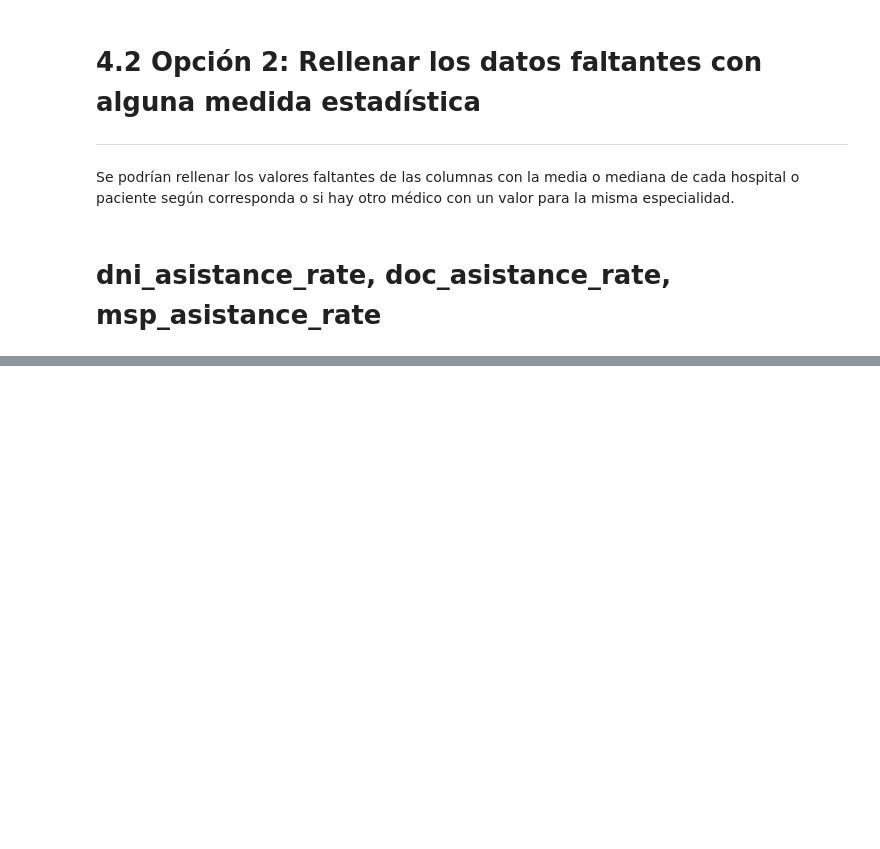
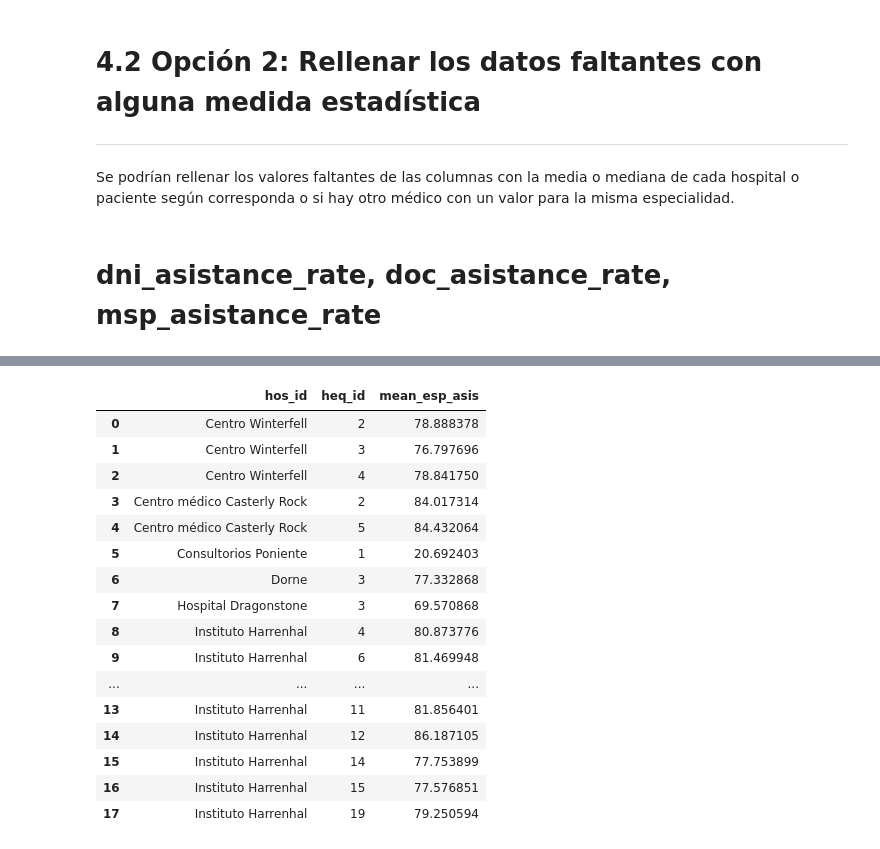
Before and after one commit to manufabregas/Dataset-Asistencia-a-turnos-m-dicos, a Jupyter notebook: TP 2/Práctico_2_Análisis_y_curación_de_datos.ipynb, the cells around one changed output, grey strips where cells are left out. Cells and saved outputs as stored; diff of their text form; code cells hidden in the pictures; blank space fills up the shorter version.

```diff
--- a/TP 2/Práctico_2_Análisis_y_curación_de_datos.ipynb
+++ b/TP 2/Práctico_2_Análisis_y_curación_de_datos.ipynb
@@ -438,0 +526,24 @@ Se podrían rellenar los valores faltantes de las columnas con la media o median
+# %%
+mean_esp=df_median.copy()[['hos_id',"heq_id",'msp_asistance_rate']] #msp_name
+mean_esp=mean_esp[~mean_esp['msp_asistance_rate'].isnull()]
+mean_esp=mean_esp.groupby(['hos_id','heq_id'],as_index=False)['msp_asistance_rate'].mean()
+mean_esp=mean_esp.rename(columns={'msp_asistance_rate':'mean_esp_asis'})
+mean_esp
+# %% [output]
+|  | hos_id | heq_id | mean_esp_asis |
+| 0 | Centro Winterfell | 2 | 78.888378 |
+| 1 | Centro Winterfell | 3 | 76.797696 |
+| 2 | Centro Winterfell | 4 | 78.841750 |
+| 3 | Centro médico Casterly Rock | 2 | 84.017314 |
+| 4 | Centro médico Casterly Rock | 5 | 84.432064 |
+| 5 | Consultorios Poniente | 1 | 20.692403 |
+| 6 | Dorne | 3 | 77.332868 |
+| 7 | Hospital Dragonstone | 3 | 69.570868 |
+| 8 | Instituto Harrenhal | 4 | 80.873776 |
+| 9 | Instituto Harrenhal | 6 | 81.469948 |
+| ... | ... | ... | ... |
+| 13 | Instituto Harrenhal | 11 | 81.856401 |
+| 14 | Instituto Harrenhal | 12 | 86.187105 |
+| 15 | Instituto Harrenhal | 14 | 77.753899 |
+| 16 | Instituto Harrenhal | 15 | 77.576851 |
+| 17 | Instituto Harrenhal | 19 | 79.250594 |
```
Also changed, not shown: parts of 13 cells of this notebook.
